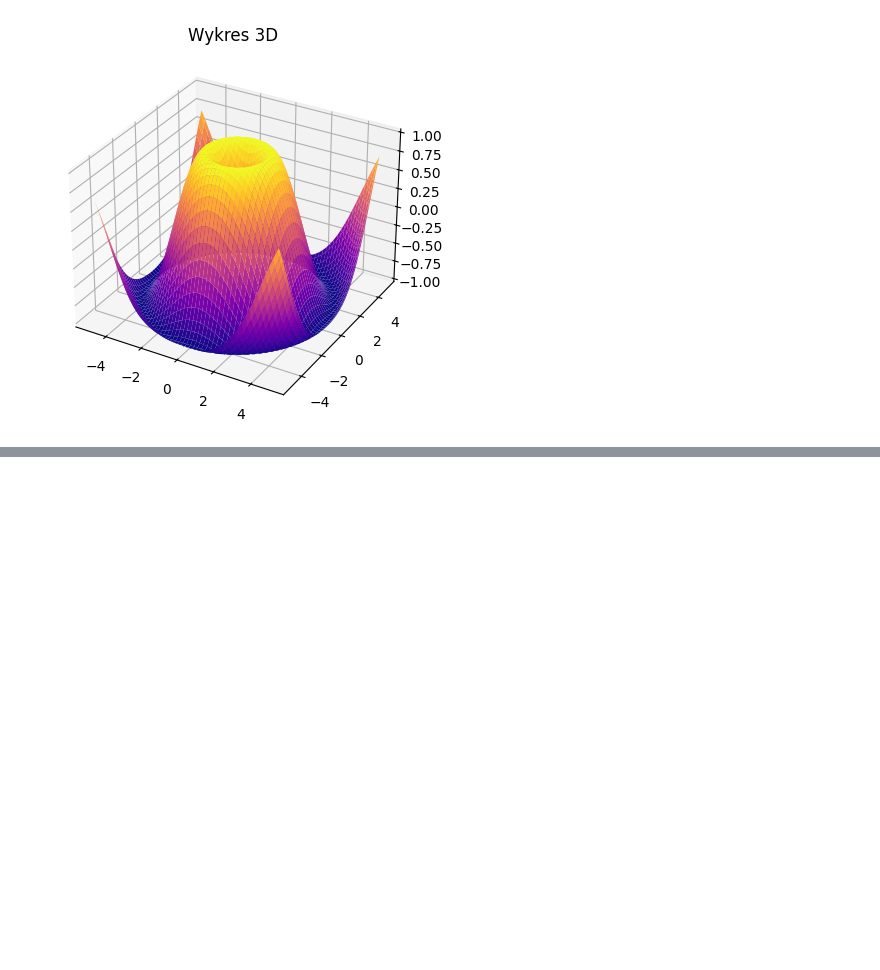
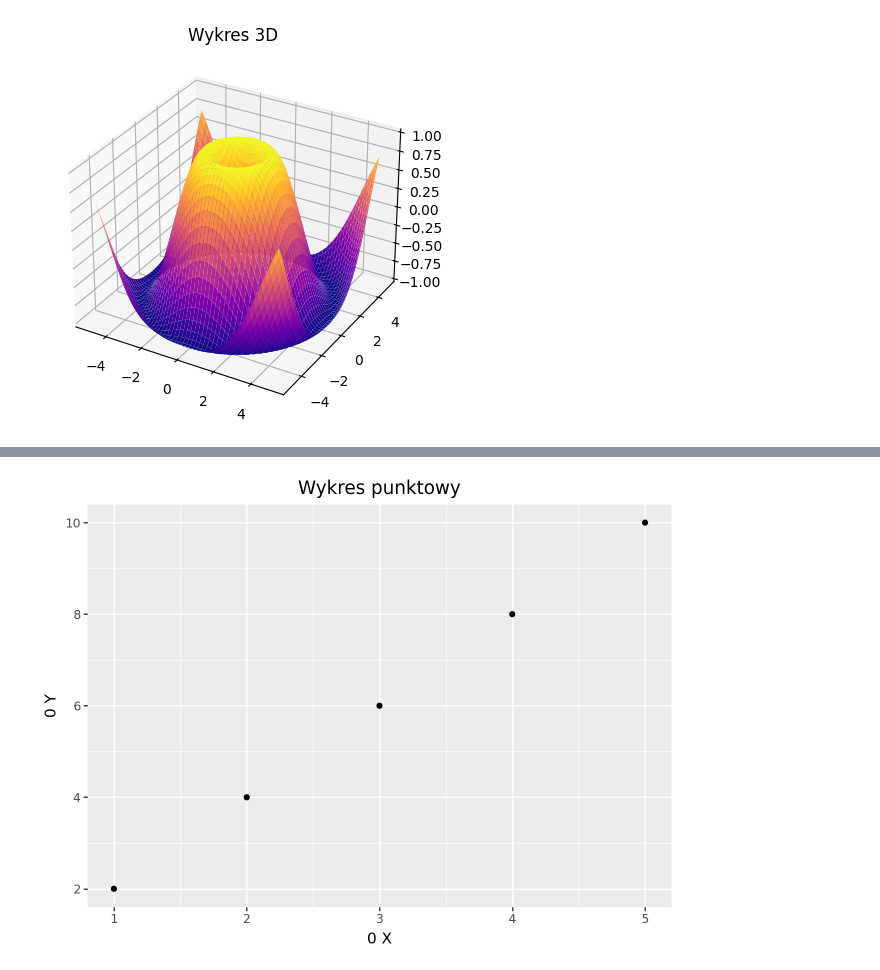
Before and after one commit to Maciek332/Semestr_1_Nycz, a Jupyter notebook: NoD/Lab_4/Lab_4.ipynb, the cells around one changed output, grey strips where cells are left out. Cells and saved outputs as stored; diff of their text form; code cells hidden in the pictures; blank space fills up the shorter version.

```diff
--- a/NoD/Lab_4/Lab_4.ipynb
+++ b/NoD/Lab_4/Lab_4.ipynb
@@ -171,0 +228,5 @@ fig.show()
+# %%
+#wykres punktowy
+(ggplot(data) + aes(x = 'x', y = 'y') + geom_point() + ggtitle("Wykres punktowy") + xlab("0 X") + ylab("0 Y"))
+# %% [output]
+[figure, added]
```
Also changed, not shown: parts of 19 cells of this notebook, 3 other files.
